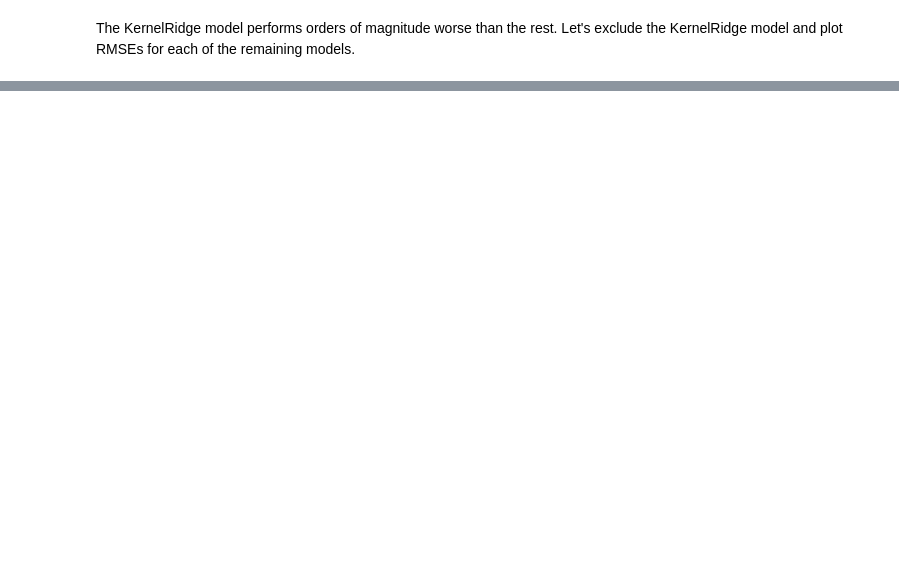
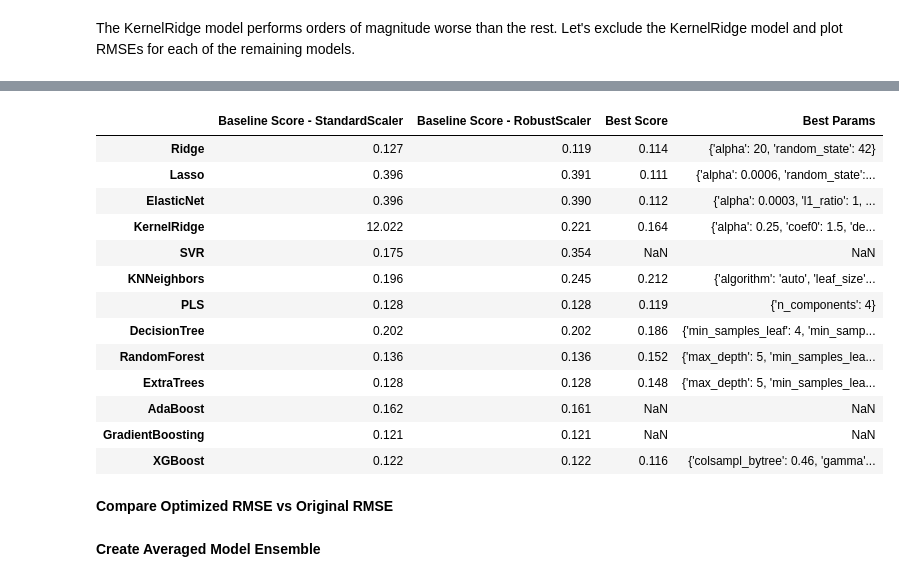
Before and after one commit to amypeniston/kaggle-competitions, a Jupyter notebook: house-prices/2_Data_Prep_Modeling.ipynb, the cells around one changed output, grey strips where cells are left out. Saved outputs shown, nothing was run; the diff lists cells and outputs as text; code cells hidden in the pictures; blank space fills up the shorter version.

```diff
--- a/house-prices/2_Data_Prep_Linear_Models.ipynb
+++ b/house-prices/2_Data_Prep_Modeling.ipynb
@@ -537,8 +538,8 @@ et = ExtraTreesRegressor(random_state=SEED, n_jobs=-1)
 ab = AdaBoostRegressor(random_state=SEED)
 gb = GradientBoostingRegressor(random_state=SEED)
 xgb = XGBRegressor(random_state=SEED, n_jobs=-1, objective="reg:squarederror")
-lgb = LGBMRegressor(random_state=SEED, n_jobs=-1)
+#lgb = LGBMRegressor(random_state=SEED, n_jobs=-1)
 
-models = [ridge, lasso, elnt, kr, svr, knn, pls, dt, rf, et, ab, gb, xgb, lgb]
-model_names = ["Ridge", "Lasso", "ElasticNet", "KernelRidge", "SVR", "KNN", "PLS", "DT", \
-               "RF", "ET", "AB", "GB", "XGB", "LGBM"]
+models = [("Ridge", ridge), ("Lasso", lasso), ("ElasticNet", elnt), ("KernelRidge", kr), \
+          ("SVR", svr), ("KNNeighbors", knn), ("PLS", pls), ("DecisionTree", dt), ("RandomForest", rf), \
+          ("ExtraTrees", et), ("AdaBoost", ab), ("GradientBoosting", gb), ("XGBoost", xgb)]
@@ -620,6 +615,2 @@ plt.show()
 # %% [markdown]
 The KernelRidge model performs orders of magnitude worse than the rest. Let's exclude the KernelRidge model and plot RMSEs for each of the remaining models.
-# %%
-_ = models.pop(model_names.index("KernelRidge"))
-_ = rmses.pop(model_names.index("KernelRidge"))
-_ = model_names.pop(model_names.index("KernelRidge"))
@@ -712,0 +812,46 @@ svr_param_grid = {"kernel": ["linear", "poly"],
+# %%
+baseline_score_standardscaler = [0.127,  0.396,  0.396, 12.022,  0.175,  0.196,  0.128,  0.202, 0.136,  0.128,  0.162,  0.121,  0.122]
+baseline_score_robustscaler = [0.119, 0.391, 0.39 , 0.221, 0.354, 0.245, 0.128, 0.202, 0.136, 0.128, 0.161, 0.121, 0.122]
+best_scores = [0.114, 0.111, 0.112, 0.164, np.nan, 0.212, 0.119, 0.186, 0.152, 0.148, np.nan, np.nan, 0.116]
+best_params = [{'alpha': 20, 'random_state': 42},
+       {'alpha': 0.0006, 'random_state': 42},
+       {'alpha': 0.0003, 'l1_ratio': 1, 'random_state': 42},
+       {'alpha': 0.25, 'coef0': 1.5, 'degree': 2, 'kernel': 'linear'},
+       np.nan,
+       {'algorithm': 'auto', 'leaf_size': 10, 'n_neighbors': 6, 'p': 1},
+       {'n_components': 4},
+       {'min_samples_leaf': 4, 'min_samples_split': 3, 'random_state': 42},
+       {'max_depth': 5, 'min_samples_leaf': 4, 'min_samples_split': 4, 'n_estimators': 1000, 'random_state': 42},
+       {'max_depth': 5, 'min_samples_leaf': 2, 'min_samples_split': 3, 'n_estimators': 1000, 'random_state': 42},
+       np.nan,
+       np.nan,
+       {'colsampl_bytree': 0.46, 'gamma': 0.05, 'learning_rate': 0.05, 'max_depth': 3, 'n_estimators': 2000, 'nthread': -1, 'random_state': 42, 'reg_alpha': 0.5, 'reg_lambda': 0.9, 'silent': 1, 'subsample': 0.5}]
+
+
+hyperparam_df = pd.DataFrame(index=[m[0] for m in models])
+
+hyperparam_df["Baseline Score - StandardScaler"] = baseline_score_standardscaler
+hyperparam_df["Baseline Score - RobustScaler"] = baseline_score_robustscaler
+hyperparam_df["Best Score"] = best_scores
+hyperparam_df["Best Params"] = best_params
+# %%
+hyperparam_df
+# %% [output]
+|  | Baseline Score - StandardScaler | Baseline Score - RobustScaler | Best Score | Best Params |
+| Ridge | 0.127 | 0.119 | 0.114 | {'alpha': 20, 'random_state': 42} |
+| Lasso | 0.396 | 0.391 | 0.111 | {'alpha': 0.0006, 'random_state':... |
+| ElasticNet | 0.396 | 0.390 | 0.112 | {'alpha': 0.0003, 'l1_ratio': 1, ... |
+| KernelRidge | 12.022 | 0.221 | 0.164 | {'alpha': 0.25, 'coef0': 1.5, 'de... |
+| SVR | 0.175 | 0.354 | NaN | NaN |
+| KNNeighbors | 0.196 | 0.245 | 0.212 | {'algorithm': 'auto', 'leaf_size'... |
+| PLS | 0.128 | 0.128 | 0.119 | {'n_components': 4} |
+| DecisionTree | 0.202 | 0.202 | 0.186 | {'min_samples_leaf': 4, 'min_samp... |
+| RandomForest | 0.136 | 0.136 | 0.152 | {'max_depth': 5, 'min_samples_lea... |
+| ExtraTrees | 0.128 | 0.128 | 0.148 | {'max_depth': 5, 'min_samples_lea... |
+| AdaBoost | 0.162 | 0.161 | NaN | NaN |
+| GradientBoosting | 0.121 | 0.121 | NaN | NaN |
+| XGBoost | 0.122 | 0.122 | 0.116 | {'colsampl_bytree': 0.46, 'gamma'... |
+# %% [markdown]
+**Compare Optimized RMSE vs Original RMSE**
+# %% [markdown]
+**Create Averaged Model Ensemble**
```
Also changed, not shown: parts of 54 cells of this notebook, 3 other files.
